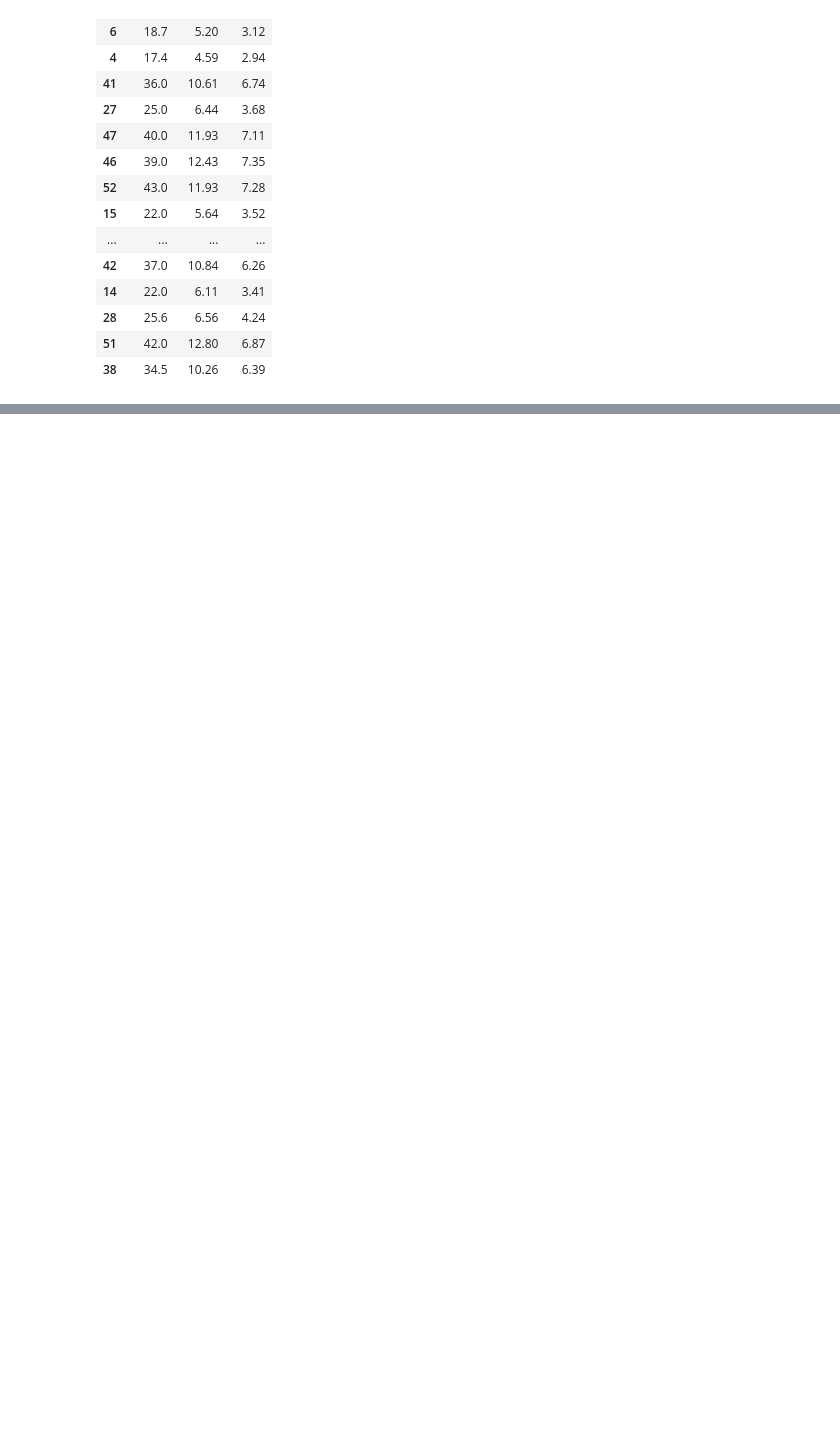
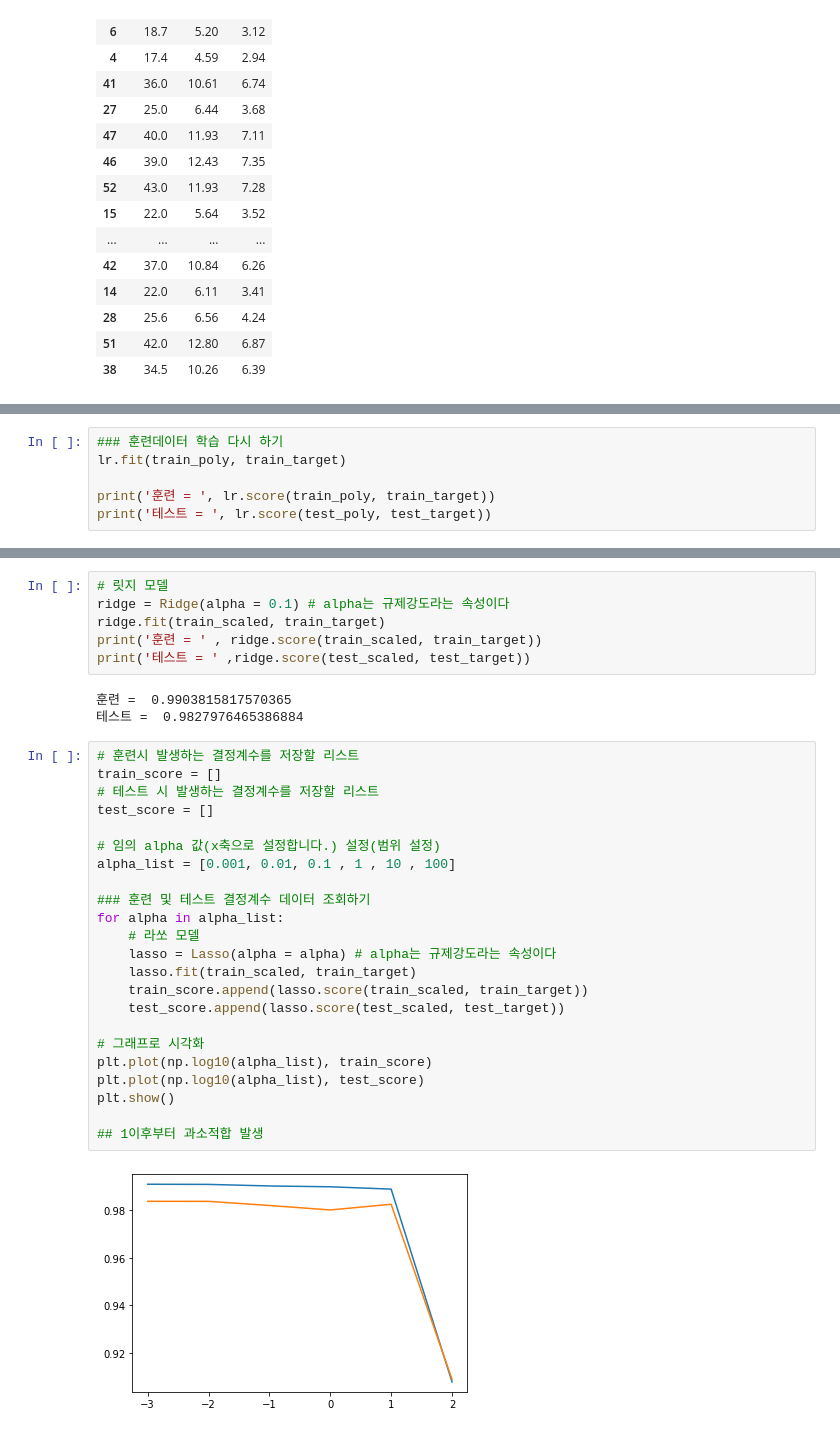
Before and after one commit to wonseok77/ML_statistics, a Jupyter notebook: 머신러닝/3day/02_다중회귀_특성공학_규제.ipynb, the cells around one changed output, grey strips where cells are left out. Saved outputs shown, nothing was run; the diff lists cells and outputs as text; blank space fills up the shorter version.

```diff
--- a/머신러닝/3day/02_다중회귀_특성공학_규제.ipynb
+++ b/머신러닝/3day/02_다중회귀_특성공학_규제.ipynb
@@ -201,0 +229,6 @@ poly.get_feature_names()
+# %%
+### 훈련데이터 학습 다시 하기
+lr.fit(train_poly, train_target)
+
+print('훈련 = ', lr.score(train_poly, train_target))
+print('테스트 = ', lr.score(test_poly, test_target))
@@ -201,0 +369,34 @@ poly.get_feature_names()
+# %%
+# 릿지 모델
+ridge = Ridge(alpha = 0.1) # alpha는 규제강도라는 속성이다
+ridge.fit(train_scaled, train_target)
+print('훈련 = ' , ridge.score(train_scaled, train_target))
+print('테스트 = ' ,ridge.score(test_scaled, test_target))
+# %% [output]
+훈련 =  0.9903815817570365
+테스트 =  0.9827976465386884
+# %%
+# 훈련시 발생하는 결정계수를 저장할 리스트
+train_score = []
+# 테스트 시 발생하는 결정계수를 저장할 리스트
+test_score = []
+
+# 임의 alpha 값(x축으로 설정합니다.) 설정(범위 설정)
+alpha_list = [0.001, 0.01, 0.1 , 1 , 10 , 100]
+
+### 훈련 및 테스트 결정계수 데이터 조회하기
+for alpha in alpha_list:
+    # 라쏘 모델
+    lasso = Lasso(alpha = alpha) # alpha는 규제강도라는 속성이다
+    lasso.fit(train_scaled, train_target)
+    train_score.append(lasso.score(train_scaled, train_target))
+    test_score.append(lasso.score(test_scaled, test_target))
+
+# 그래프로 시각화
+plt.plot(np.log10(alpha_list), train_score)
+plt.plot(np.log10(alpha_list), test_score)
+plt.show()
+
+## 1이후부터 과소적합 발생
+# %% [output]
+[figure, added]
```
Also changed, not shown: parts of 31 cells of this notebook, 5 other files.
